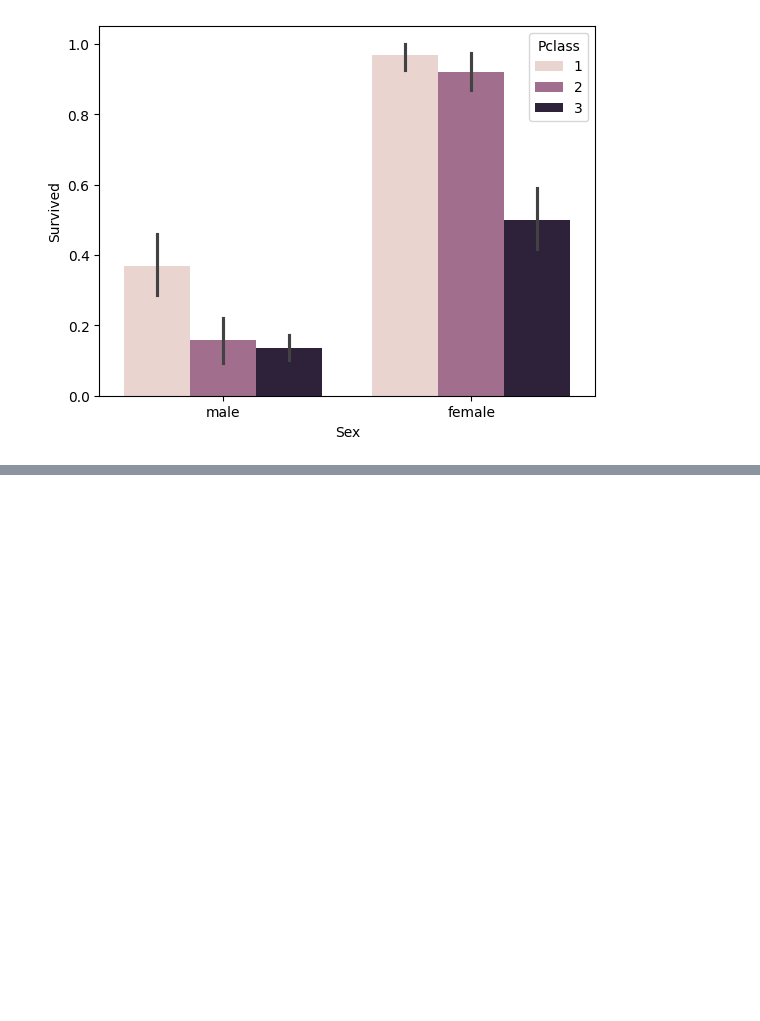
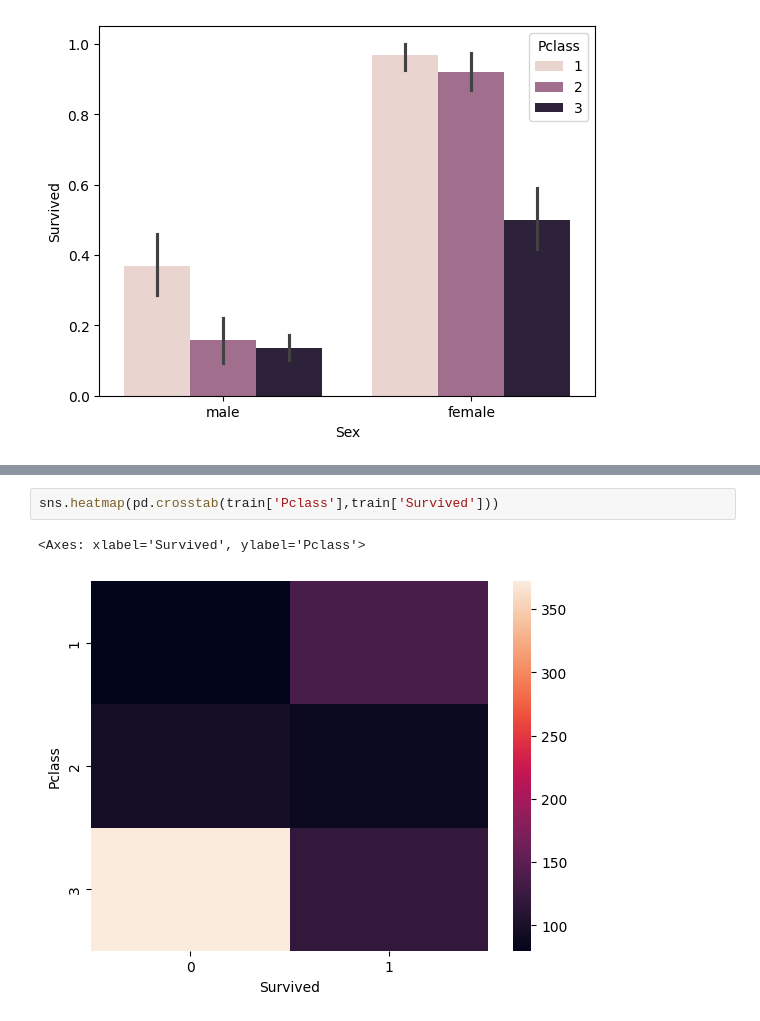
Before and after one commit to souravk03/Machine-Learning-404, a Jupyter notebook: EDA_III_Bivariate_Multivariate.ipynb, the cells around one changed output, grey strips where cells are left out. Saved outputs shown, nothing was run; the diff lists cells and outputs as text; blank space fills up the shorter version.

```diff
--- a/EDA_III_Bivariate_Multivariate.ipynb
+++ b/EDA_III_Bivariate_Multivariate.ipynb
@@ -113,0 +161,5 @@ sns.barplot(data=train,x='Sex',y='Survived',hue='Pclass')
+# %%
+sns.heatmap(pd.crosstab(train['Pclass'],train['Survived']))
+# %% [output]
+<Axes: xlabel='Survived', ylabel='Pclass'>
+[figure, added]
```
Also changed, not shown: parts of 18 cells of this notebook.
